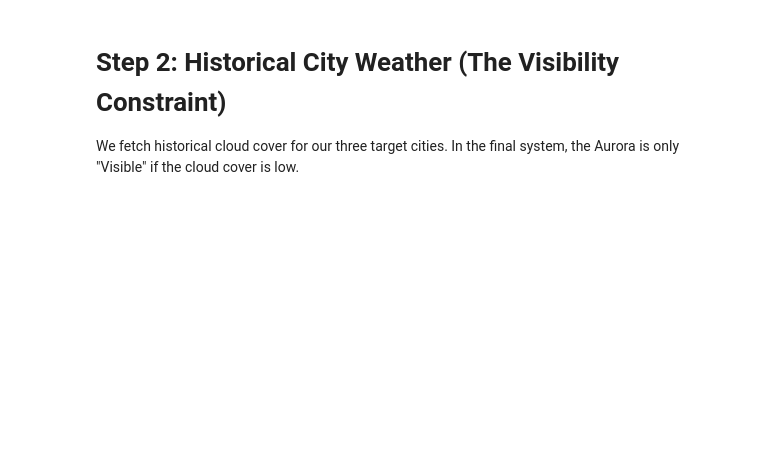
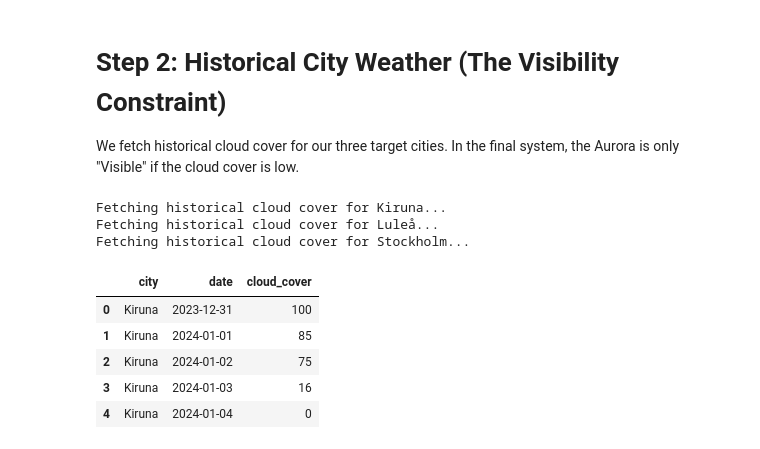
Before and after one commit to AlessandroBertelli/ID2223_Project, a Jupyter notebook: 1_aurora_feature_backfill.ipynb, the cells around one changed output. Cells and saved outputs as stored; diff of their text form; code cells hidden in the pictures; blank space fills up the shorter version.

```diff
--- a/1_aurora_feature_backfill.ipynb
+++ b/1_aurora_feature_backfill.ipynb
@@ -292,29 +160,39 @@ We fetch historical cloud cover for our three target cities. In the final system
 # %%
 weather_backfill_list = []
 
 for city, coords in settings.CITIES.items():
     print(f"Fetching historical cloud cover for {city}...")
 
     # We use the historical weather function from util.py
     # Modified to fetch 'cloud_cover' specifically
-    df_city = util.get_historical_weather(
+    df_city = util.get_city_weather_history(
         city=city,
         start_date=start_date.strftime("%Y-%m-%d"),
         end_date=end_date.strftime("%Y-%m-%d"),
         latitude=coords['lat'],
         longitude=coords['lon']
     )
 
     # Standardize columns
     df_city['city'] = city
 
     # Ensure cloud_cover is present
     if 'cloud_cover' not in df_city.columns:
         # Fallback if your util function uses different naming like cloud_cover_mean
         df_city = df_city.rename(columns={'cloud_cover_mean': 'cloud_cover'})
 
     weather_backfill_list.append(df_city[['city', 'date', 'cloud_cover']])
 
 weather_df = pd.concat(weather_backfill_list)
 weather_df['date'] = pd.to_datetime(weather_df['date']).dt.strftime('%Y-%m-%d')
 weather_df.head()
+# %% [output]
+Fetching historical cloud cover for Kiruna...
+Fetching historical cloud cover for Luleå...
+Fetching historical cloud cover for Stockholm...
+|  | city | date | cloud_cover |
+| 0 | Kiruna | 2023-12-31 | 100 |
+| 1 | Kiruna | 2024-01-01 | 85 |
+| 2 | Kiruna | 2024-01-02 | 75 |
+| 3 | Kiruna | 2024-01-03 | 16 |
+| 4 | Kiruna | 2024-01-04 | 0 |
```
Also changed, not shown: parts of 16 cells of this notebook, 1 other file.
